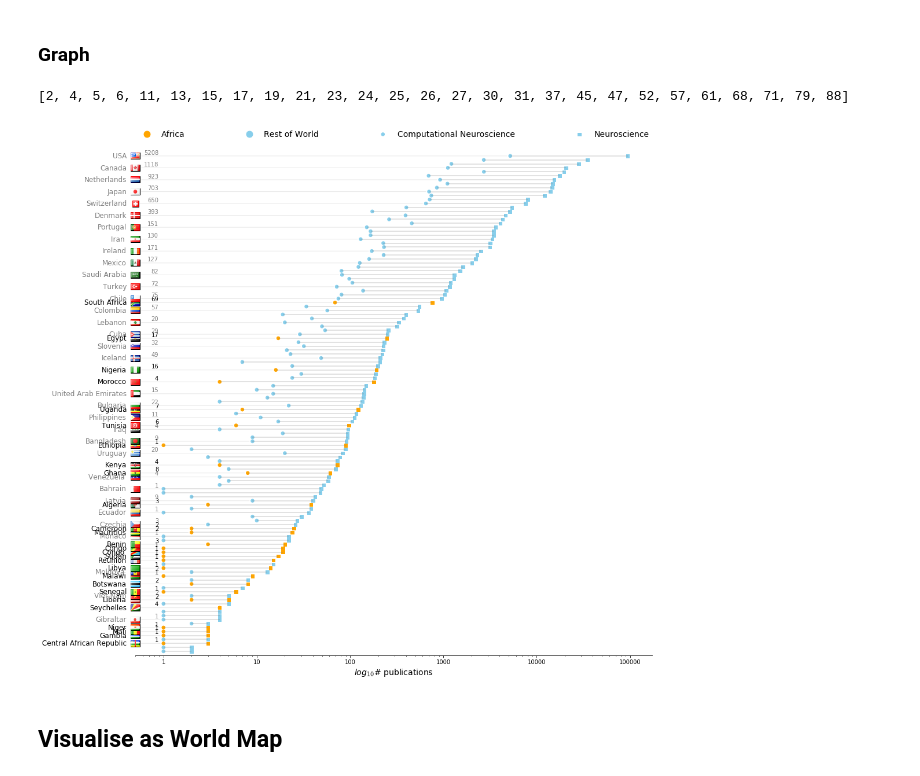
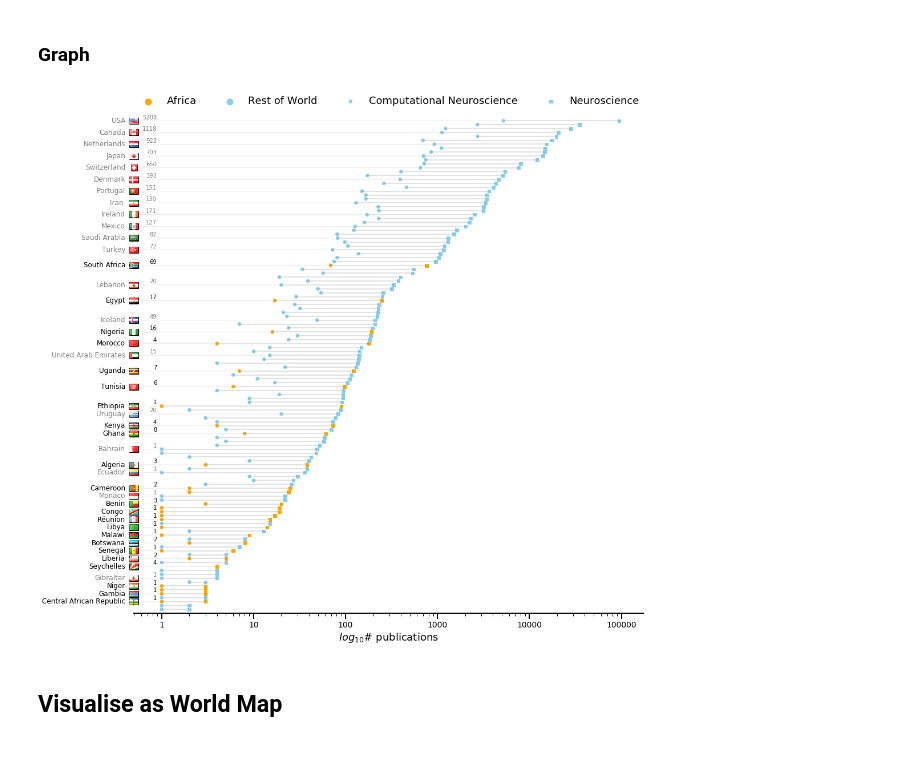
Before and after one commit to ChrisCurrin/comp_neuro_count_countries, a Jupyter notebook: comp_neuro_viz.ipynb, the cells around one changed output. Saved outputs shown, nothing was run; the diff lists cells and outputs as text; code cells hidden in the pictures.

```diff
--- a/comp_neuro_viz.ipynb
+++ b/comp_neuro_viz.ipynb
@@ -50,7 +50,7 @@ class settings(object):
     MEDIUM_SIZE = 10
     LARGE_SIZE = 12
     BIGGER_SIZE = 14
-    BIGGEST_SIZE = 16
+    BIGGEST_SIZE = 18
     FIG_SIZE = (16, 10)
     FIG_RES_ADJUST = 1  # for 4 for 4K
 
@@ -83,11 +83,16 @@ rcParams['pdf.fonttype'] = 42  # Output Type 3 (Type3) or Type 42 (TrueType)
 plt.rc('font', family='sans serif', size=settings.MEDIUM_SIZE)  # controls default text sizes
 rcParams['text.latex.unicode'] = True
 rcParams['axes.titlesize'] = settings.BIGGEST_SIZE  # fontsize of the axes title
-rcParams['axes.labelsize'] = settings.BIGGER_SIZE  # fontsize of the x and y labels
-rcParams['xtick.labelsize'] = settings.MEDIUM_SIZE  # fontsize of the tick labels
+rcParams['axes.labelsize'] = settings.BIGGEST_SIZE  # fontsize of the x and y labels
+rcParams['xtick.labelsize'] = settings.BIGGER_SIZE  # fontsize of the tick labels
 rcParams['ytick.labelsize'] = settings.LARGE_SIZE  # fontsize of the tick labels
-rcParams['legend.fontsize'] = settings.BIGGER_SIZE  # legend fontsize
+rcParams['legend.fontsize'] = settings.BIGGEST_SIZE  # legend fontsize
 rcParams['figure.titlesize'] = settings.BIGGEST_SIZE  # fontsize of the figure title
+rcParams['axes.linewidth'] = 2
+rcParams['xtick.major.size'] = 10
+rcParams['xtick.major.width'] = 2
+rcParams['xtick.minor.size'] = 5
+rcParams['xtick.minor.width'] = 1
 set_figure_dpi(settings.FIG_RES_ADJUST * rcParams['figure.dpi'])
 # %% [markdown]
 ## Define search terms
@@ -547,7 +554,7 @@ def plot_lollipop(ordered_df,figsize=(10,10),log=True,hlines=False,
             xy_offset=(0.5,y)
 
             format_option=[
-                f"{label:>10} {x:>10g}",
+                f"{label} {x:>10g}",
                 f"{x:g}",
                            ][1]
 
@@ -607,27 +614,36 @@ def plot_lollipop(ordered_df,figsize=(10,10),log=True,hlines=False,
 # %%
 df = df.sort_values(by=['count_neuro','count_cn'])
 temp = df[df['count_neuro']>0]
 initial = list(np.where(df['region']=='Africa')[0])
-print(initial)
 start, stop = 2,temp.index.size
 # stop+=step
 step=3
-labels = set(list(range(start, stop, step))+initial)
+labels = list(set(list(range(start, stop, step))+initial))
+
+remove = ['Chile','Cuba','Colombia', 'Slovenia', 'Bulgaria','Philippines','Iraq','Bangladesh',
+          'Venezuela ','Latvia','Czechia','Mauritius','Congo','Sudan',
+          'Mali','Moldova ','Viet Nam']
+
+tmp_df = df.copy()
+tmp_df['i'] = range(len(df))
+tmp_df = tmp_df.iloc[labels]
+tmp_df = tmp_df[~tmp_df['name'].isin(remove)]
+labels = tmp_df['i'].values
+
 plot_lollipop(temp,
               figsize=(16,16),
               hlines=True,
               num_in_zoom=5,
               indices=[],
               labels=labels,
               bold_labels=initial)
 plt.savefig("graph.svg", dpi='figure', facecolor=None, edgecolor='w',
         orientation='portrait', papertype='A4', format=None,
         transparent=True, bbox_inches='tight', pad_inches=0.1,
         frameon=False)
 plt.show()
 # %% [output]
-[2, 4, 5, 6, 11, 13, 15, 17, 19, 21, 23, 24, 25, 26, 27, 30, 31, 37, 45, 47, 52, 57, 61, 68, 71, 79, 88]
-[figure, old version]
+[figure, new version]
 # %% [markdown]
 ## Visualise as World Map
 # %%
```
Also changed, not shown: parts of 8 cells of this notebook, 3 other files.
